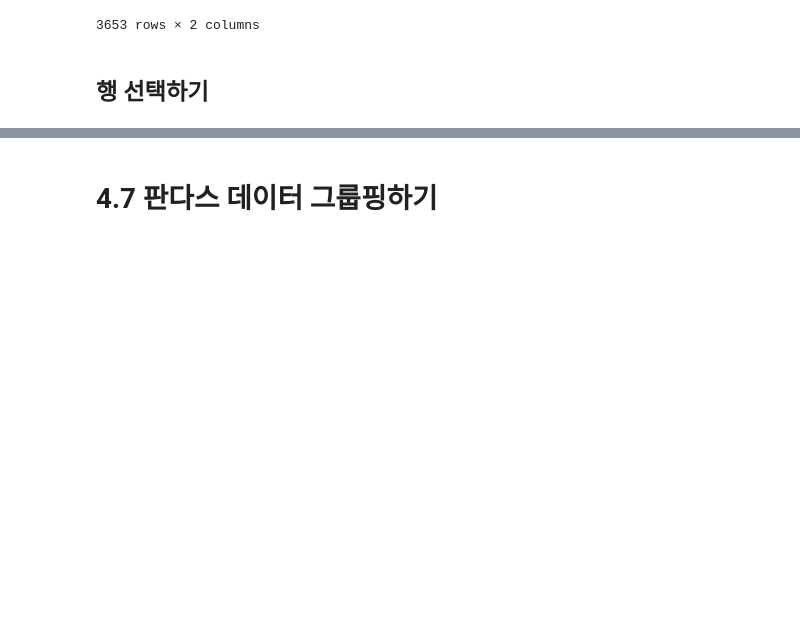
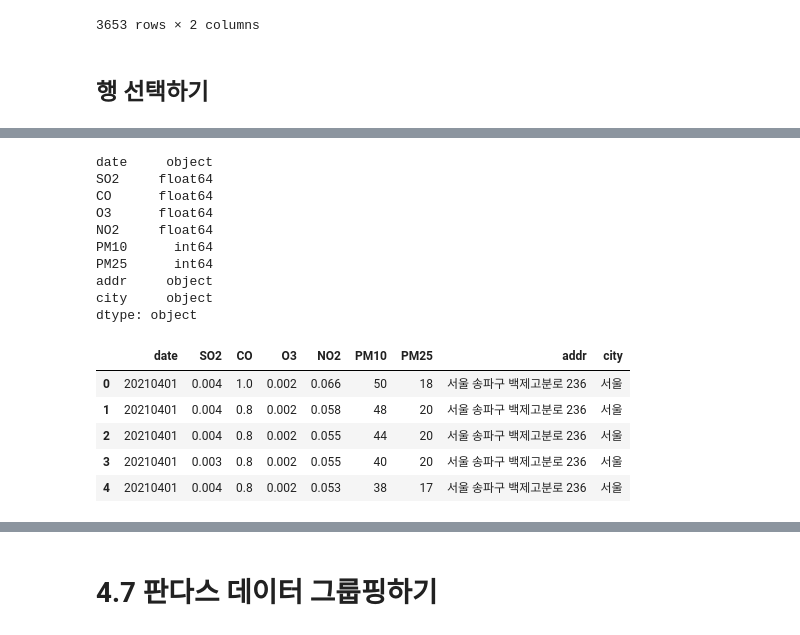
Before and after one commit to leadline42/lecture-bda-visaulization-python, a Jupyter notebook: Lecture01/Lecture01.ipynb, the cells around one changed output, grey strips where cells are left out. Saved outputs shown, nothing was run; the diff lists cells and outputs as text; code cells hidden in the pictures; blank space fills up the shorter version.

```diff
--- a/Lecture01/Lecture01.ipynb
+++ b/Lecture01/Lecture01.ipynb
@@ -549,0 +513,8 @@ pd.merge(s1,s2,how='right',on='국적코드')
+# %%
+# 컬럼(변수) 삭제하기
+## 위의 요약통계 확인 시 지역, 망, 측정소명 그리고 주소의 경우 unique값이 1개 즉 다 동일함.
+## 측정소 코드의 경우 코드값으로 object여야 하나 int Type으로 되어 있고 mean, min, max가 다 동일함.
+## 주소는 별도 처리를 위해 제외
+df_mod00_dust = df_rawdata_dust.drop(['지역', '망', '측정소코드', '측정소명'], axis=1) # drop으로 제거
+df_mod01_dust = df_rawdata_dust.iloc[:, 4:] # slicing으로 제거
+df_mod00_dust.info(), df_mod01_dust.info()
@@ -549,0 +593,23 @@ pd.merge(s1,s2,how='right',on='국적코드')
+# %%
+# 숫자 int형을 문자열형으로 변환 후 연월일만 추출
+df_mod00_dust['date'] = df_mod00_dust['date'].astype(str)
+df_mod00_dust['date'] = df_mod00_dust['date'].str.slice(start=0, stop=8)
+print(df_mod00_dust.dtypes)
+df_mod00_dust.head()
+# %% [output]
+date     object
+SO2     float64
+CO      float64
+O3      float64
+NO2     float64
+PM10      int64
+PM25      int64
+addr     object
+city     object
+dtype: object
+|  | date | SO2 | CO | O3 | NO2 | PM10 | PM25 | addr | city |
+| 0 | 20210401 | 0.004 | 1.0 | 0.002 | 0.066 | 50 | 18 | 서울 송파구 백제고분로 236 | 서울 |
+| 1 | 20210401 | 0.004 | 0.8 | 0.002 | 0.058 | 48 | 20 | 서울 송파구 백제고분로 236 | 서울 |
+| 2 | 20210401 | 0.004 | 0.8 | 0.002 | 0.055 | 44 | 20 | 서울 송파구 백제고분로 236 | 서울 |
+| 3 | 20210401 | 0.003 | 0.8 | 0.002 | 0.055 | 40 | 20 | 서울 송파구 백제고분로 236 | 서울 |
+| 4 | 20210401 | 0.004 | 0.8 | 0.002 | 0.053 | 38 | 17 | 서울 송파구 백제고분로 236 | 서울 |
```
Also changed, not shown: parts of 120 cells of this notebook, 3 other files.
